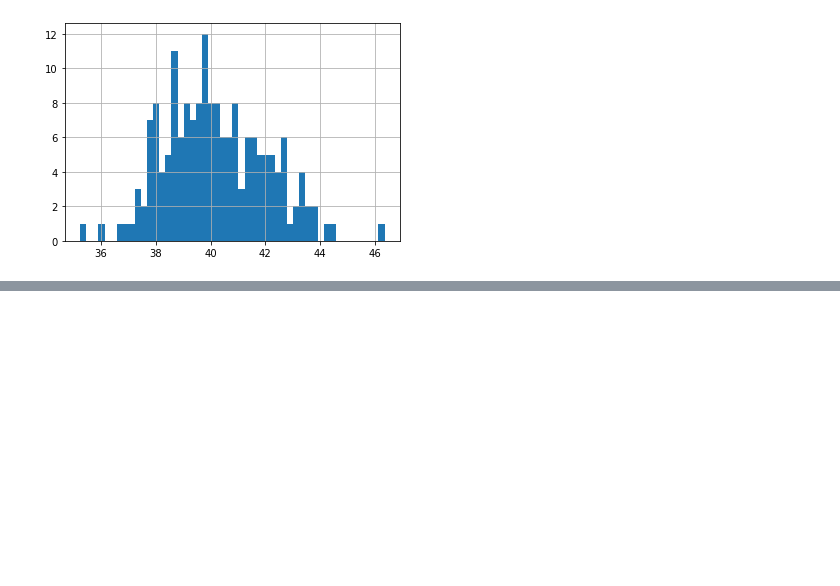
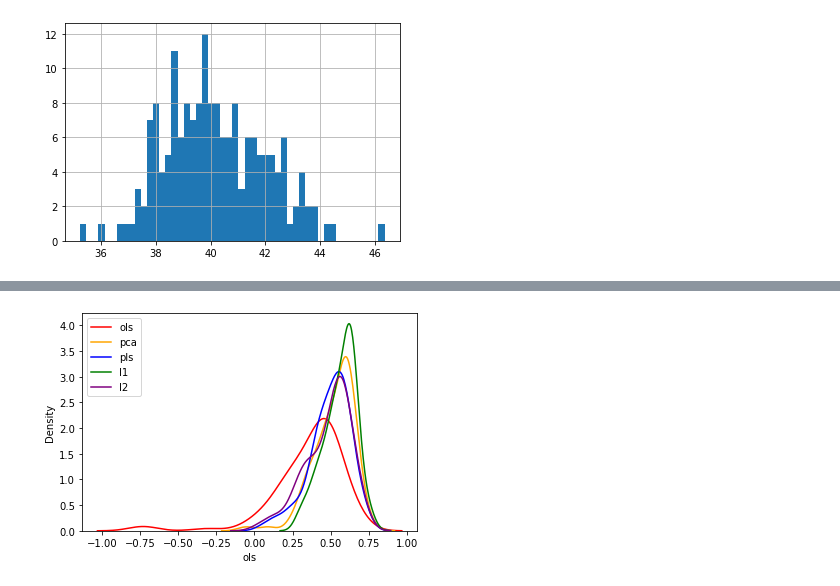
Before and after one commit to imrogerjiang/applied-predictive-modelling, a Jupyter notebook: CH6_3.ipynb, the cells around one changed output, grey strips where cells are left out. Drawn from its saved outputs; the diff is of its cells as text; code cells hidden in the pictures; blank space fills up the shorter version.

```diff
--- a/CH6_3.ipynb
+++ b/CH6_3.ipynb
@@ -98,0 +111,27 @@ dtype: int64
+# %%
+ds = ds.replace(np.nan, ds.mean())
+# %%
+trials = 100
+results = pd.DataFrame()
+
+for i in range(trials):
+    train_val, test = train_test_split(ds, test_size=0.2, random_state=i+trials)
+    train, val = train_test_split(train_val, test_size=0.25, random_state=i+trials*2)
+    ds_ = {}
+    ds_["x_train"] = train.drop(columns="Yield")
+    ds_["x_val"] = val.drop(columns="Yield")
+    ds_["x_train_val"] = train_val.drop(columns="Yield")
+    ds_["x_test"] = test.drop(columns="Yield")
+    ds_["y_train"] = train["Yield"]
+    ds_["y_val"] = val["Yield"]
+    ds_["y_train_val"] = train_val["Yield"]
+    ds_["y_test"] = test["Yield"]
+
+    results = results.append({
+        "ols":ols(ds_),
+        "pca": pca(ds_),
+        "pls": pls(ds_),
+        "l1": penalised_regression(ds_, linear_model.Lasso),
+        "l2": penalised_regression(ds_, linear_model.Ridge)
+    }, ignore_index=True)
+    print(i)
@@ -98,0 +152,10 @@ dtype: int64
+# %%
+sns.kdeplot(results["ols"], c="red", label="ols")
+sns.kdeplot(results["pca"], c="orange", label="pca")
+sns.kdeplot(results["pls"], c="blue", label="pls")
+sns.kdeplot(results["l1"], c="green", label="l1")
+sns.kdeplot(results["l2"], c="purple", label="l2")
+plt.legend(loc="upper left")
+plt.show()
+# %% [output]
+[figure, added]
```
Also changed, not shown: parts of 18 cells of this notebook.
